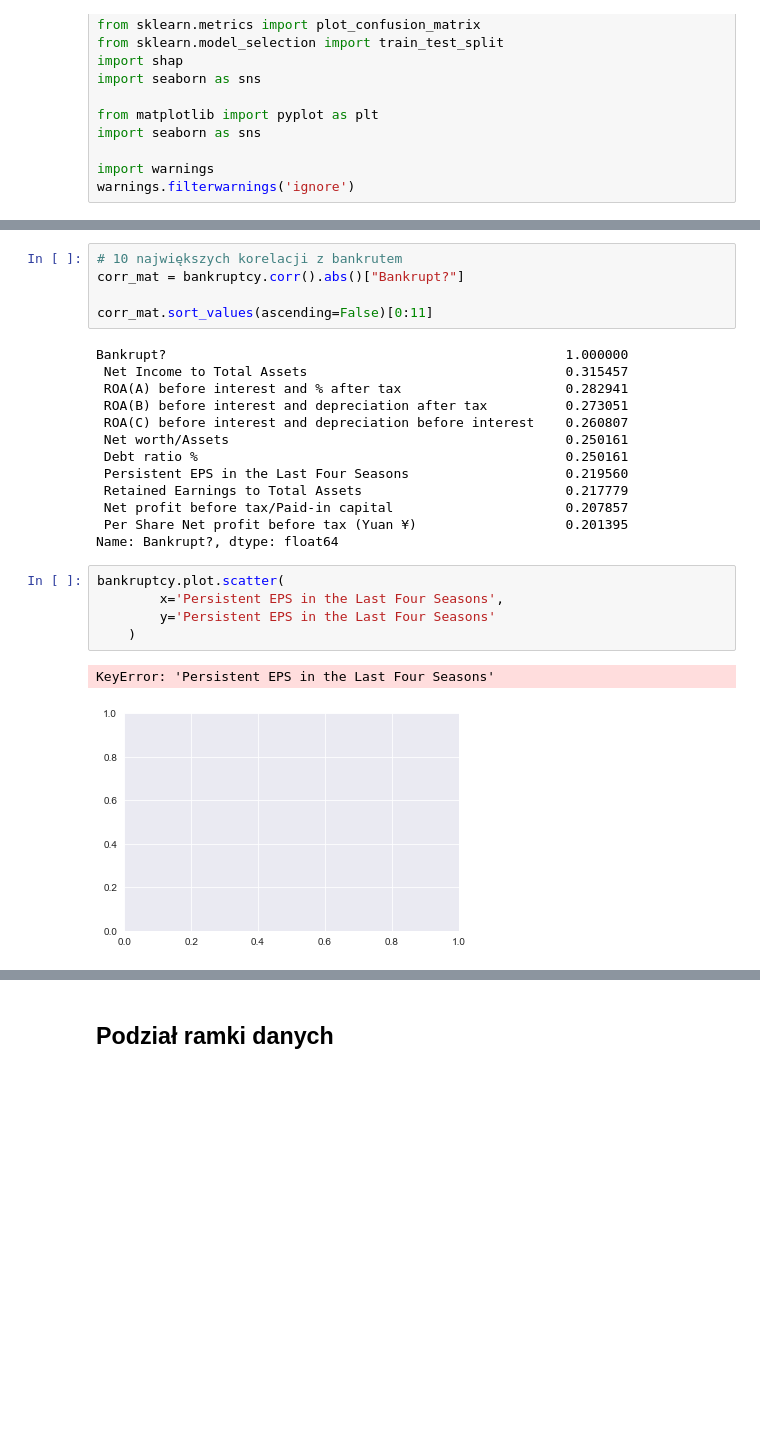
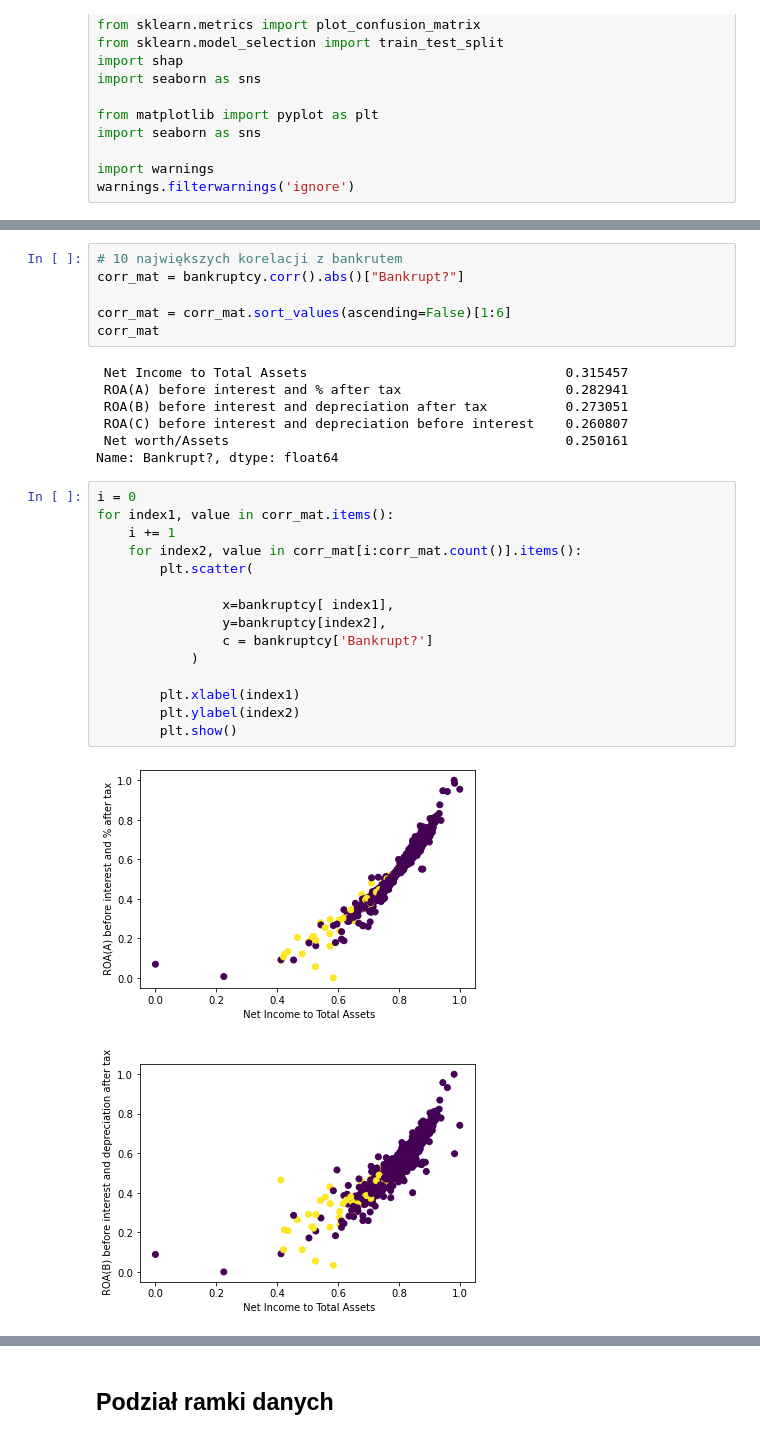
Before and after one commit to CoBskUra/pd4, a Jupyter notebook: pd 4.ipynb, the cells around one changed output, grey strips where cells are left out. Drawn from its saved outputs; the diff is of its cells as text; blank space fills up the shorter version.

```diff
--- a/pd 4.ipynb
+++ b/pd 4.ipynb
@@ -35,25 +34,30 @@ bankruptcy.head()
 # 10 największych korelacji z bankrutem
 corr_mat = bankruptcy.corr().abs()["Bankrupt?"]
 
-corr_mat.sort_values(ascending=False)[0:11]
+corr_mat = corr_mat.sort_values(ascending=False)[1:6]
+corr_mat
 # %% [output]
-Bankrupt?                                                   1.000000
  Net Income to Total Assets                                 0.315457
  ROA(A) before interest and % after tax                     0.282941
  ROA(B) before interest and depreciation after tax          0.273051
  ROA(C) before interest and depreciation before interest    0.260807
  Net worth/Assets                                           0.250161
- Debt ratio %                                               0.250161
- Persistent EPS in the Last Four Seasons                    0.219560
- Retained Earnings to Total Assets                          0.217779
- Net profit before tax/Paid-in capital                      0.207857
- Per Share Net profit before tax (Yuan ¥)                   0.201395
 Name: Bankrupt?, dtype: float64
 # %%
-bankruptcy.plot.scatter(
-        x='Persistent EPS in the Last Four Seasons',
-        y='Persistent EPS in the Last Four Seasons'
-    )
+i = 0
+for index1, value in corr_mat.items():
+    i += 1
+    for index2, value in corr_mat[i:corr_mat.count()].items():
+        plt.scatter(
+
+                x=bankruptcy[ index1],
+                y=bankruptcy[index2],
+                c = bankruptcy['Bankrupt?']
+            )
+
+        plt.xlabel(index1)
+        plt.ylabel(index2)
+        plt.show()
 # %% [output]
-KeyError: 'Persistent EPS in the Last Four Seasons'
-[figure, old version]
+[figure, new version]
+[figure, added]
```
Also changed, not shown: parts of 20 cells of this notebook.
